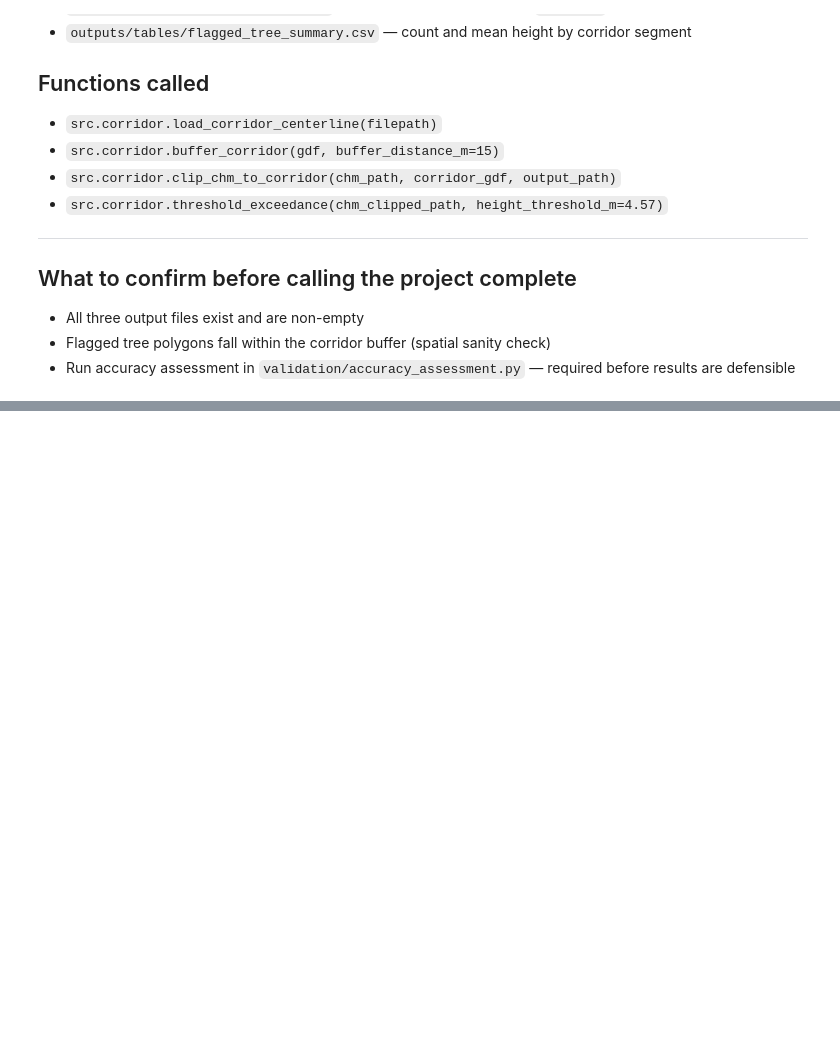
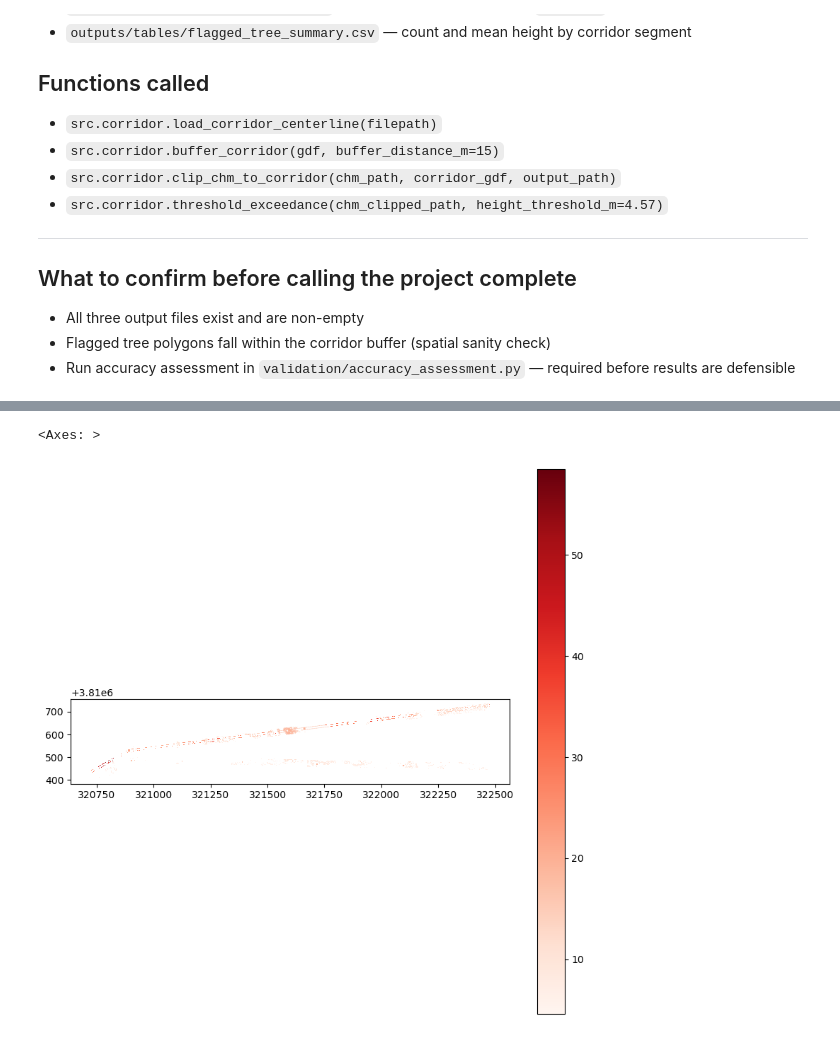
Before and after one commit to imsibaja/lidar-utility-corridor, a Jupyter notebook: notebooks/04_corridor_analysis.ipynb, the cells around one changed output, grey strips where cells are left out. Drawn from its saved outputs; the diff is of its cells as text; code cells hidden in the pictures; blank space fills up the shorter version.

```diff
--- a/notebooks/04_corridor_analysis.ipynb
+++ b/notebooks/04_corridor_analysis.ipynb
@@ -42,16 +42,21 @@ Applies the corridor analysis to the CHM from Notebook 03:
 # %%
 import sys
 from pathlib import Path
+import matplotlib.pyplot as plt
+import rasterio
+from pathlib import Path
+import geopandas as gpd
+from shapely.geometry import shape
 
 ROOT = Path.cwd().parent  # assumes notebook is in notebooks/
 sys.path.append(str(ROOT))
+from src.corridor import load_corridor_centerline, buffer_corridor, clip_chm_to_corridor, threshold_exceedance
 
-from src.corridor import load_corridor_centerline, buffer_corridor
-from src.data_utils import load_laz
-from pathlib import Path
-import matplotlib.pyplot as plt
 
 normalized_las_path = ROOT / "data" / "processed" / "socal_sespe_32611_normalized.laz"
+chm_path = ROOT / "outputs" / "rasters" / "socal_sespe_32611_chm.tif"
+clipped_chm_path = ROOT / "outputs" / "rasters" / "socal_sespe_32611_chm_clipped.tif"
+exceedence_raster_path = ROOT / "outputs" / "rasters" / "socal_sespe_32611_exceedance.tif"
 # %%
 
 url = (
@@ -66,0 +77,5 @@ load_corridor_centerline(url, normalized_las_path).plot()
+# %%
+threshold_df = threshold_exceedance(
+    chm_clipped_path=clipped_chm_path,
+    height_threshold_m=4.57  # example threshold in meters, 4.57m (15ft)
+)
@@ -66,0 +98,7 @@ load_corridor_centerline(url, normalized_las_path).plot()
+# %%
+# visualize the treshold exceedance
+fig, ax = plt.subplots(figsize=(10, 10))
+threshold_df.plot(column="height_m", cmap="Reds", legend=True, ax=ax)
+# %% [output]
+<Axes: >
+[figure, added]
```
Also changed, not shown: parts of 10 cells of this notebook, 2 other files.
